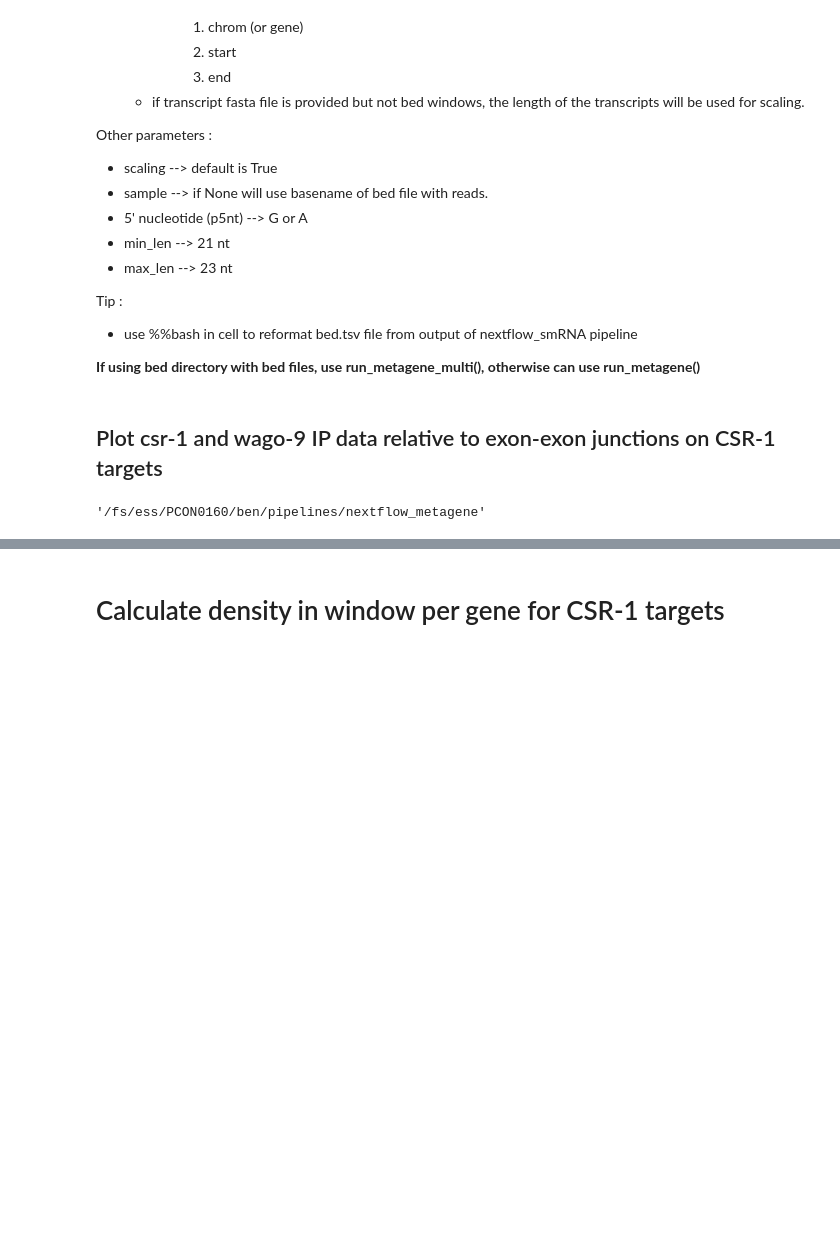
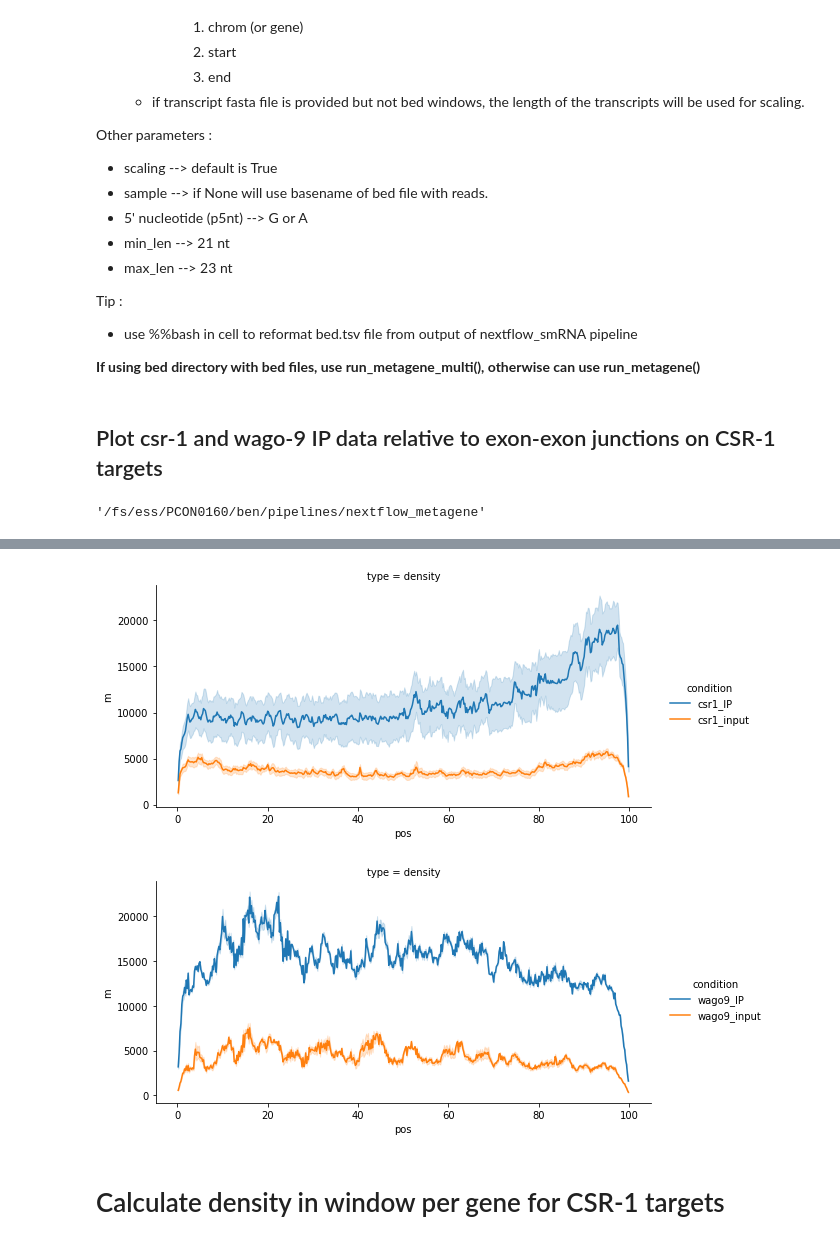
Before and after one commit to benpastore/metagene_analysis, a Jupyter notebook: metagene_latest.ipynb, the cells around one changed output, grey strips where cells are left out. Drawn from its saved outputs; the diff is of its cells as text; code cells hidden in the pictures; blank space fills up the shorter version.

```diff
--- a/metagene_latest.ipynb
+++ b/metagene_latest.ipynb
@@ -482,0 +502,2 @@ csr = run_metagene(glob.glob(f"{bed_input}/*.rpm"),
+# %%
+conditions = pd.read_csv("/fs/ess/PAS1473/znfx1_CSRIP_WAGO9IP/metagene_alignment/samples/replicates.csv", sep = ',')
@@ -483,3 +513,9 @@ csr = run_metagene(glob.glob(f"{bed_input}/*.rpm"),
+# %%
+merge_and_plot(conditions, csr.query('~alias.str.contains("IP_1") and ~alias.str.contains("znf")').reset_index(), count = 'count', vline = False)
+merge_and_plot(conditions, wago.query('~alias.str.contains("IP_1") and ~alias.str.contains("znf")').reset_index(), count = 'count', vline = False)
+# %% [output]
+[figure, added]
+[figure, added]
 # %% [markdown]
 # Calculate density in window per gene for CSR-1 targets
 # %%
```
Also changed, not shown: parts of 11 cells of this notebook, 5 other files.
